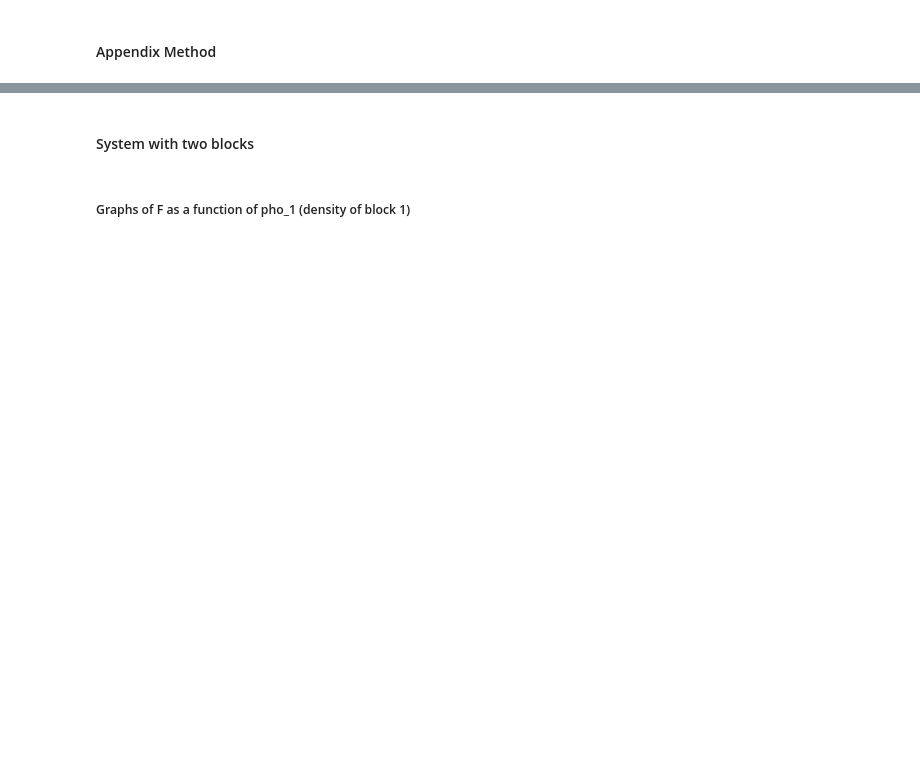
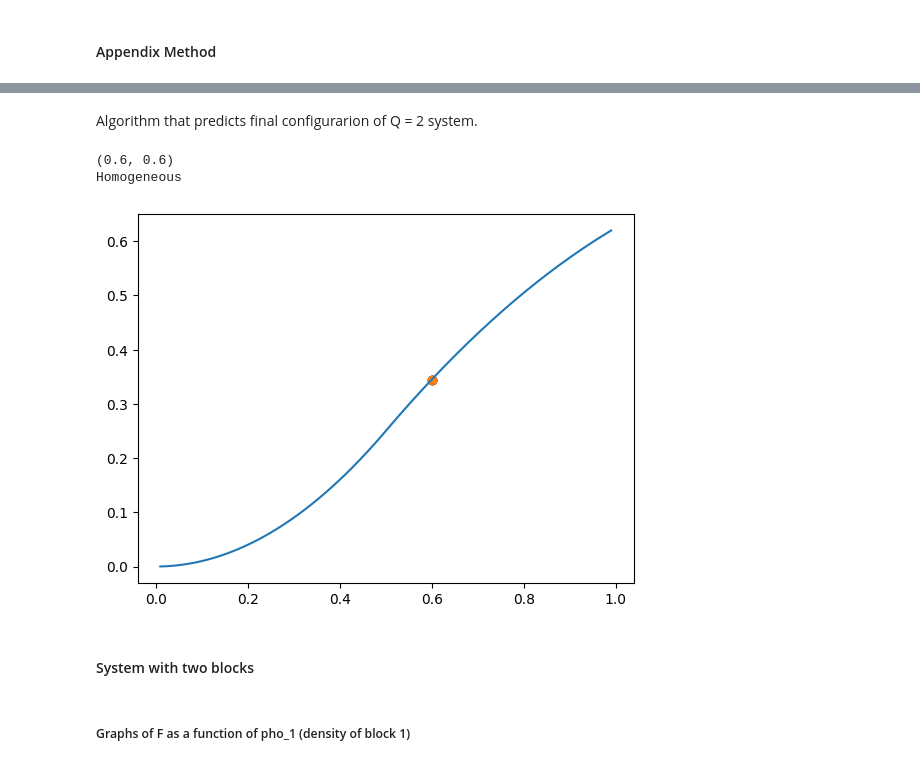
Before and after one commit to AlantheBenign/Critical-mass-model-for-social-dynamic, a Jupyter notebook: Modelo de Schelling/PNAS Analysis.ipynb, the cells around one changed output, grey strips where cells are left out. Drawn from its saved outputs; the diff is of its cells as text; code cells hidden in the pictures; blank space fills up the shorter version.

```diff
--- a/Modelo de Schelling/PNAS Analysis.ipynb
+++ b/Modelo de Schelling/PNAS Analysis.ipynb
@@ -342,3 +156,64 @@ plt.show()
+# %% [markdown]
+Algorithm that predicts final configurarion of Q = 2 system.
+# %%
+epsilon = 0.01
+pho_min = 0 + epsilon
+pho_max = 1 - epsilon
+steps = 198
+phos = np.linspace(pho_min,pho_max,steps,endpoint=True)
+fs = dict()
+for pho in phos:
+    fs[pho] = thermodynamic_potential_F_per_block(pho)
+
+pho_T = 0.6
+visuals = False
+if pho_T <= 0.5:
+    space = np.linspace(pho_T,0,1000, endpoint=False)
+else:
+    space = np.linspace(pho_T,1,1000, endpoint=False)
+
+counter = 0
+maxi = -1
+maxi_phos = (0,0)
+final = "Homogeneous"
+for value in space:
+    pho_a = value
+    pho_b = 2*pho_T - value
+    counter += 1
+
+    if (thermodynamic_potential_F_per_block(pho_a) + thermodynamic_potential_F_per_block(pho_b))/2 > maxi:
+        maxi = (thermodynamic_potential_F_per_block(pho_a) + thermodynamic_potential_F_per_block(pho_b))/2
+        maxi_phos = (pho_a, pho_b)
+
+    if visuals and counter == 20:
+        counter = 0
+        plt.figure()
+        plt.plot(phos,list(fs.values()))
+        plt.plot([pho_a,pho_b],[thermodynamic_potential_F_per_block(pho_a),thermodynamic_potential_F_per_block(pho_b)])
+        plt.scatter(pho_a, thermodynamic_potential_F_per_block(pho_a),color='r')
+        plt.scatter(pho_b, thermodynamic_potential_F_per_block(pho_b),color='r')
+        plt.scatter(pho_T, thermodynamic_potential_F_per_block(pho_T))
+        plt.scatter(pho_T, (thermodynamic_potential_F_per_block(pho_a) + thermodynamic_potential_F_per_block(pho_b))/2)
+        plt.show()
+        time.sleep(0.5)
+        display.clear_output(wait=True)
+
+print(maxi_phos)
+if maxi > thermodynamic_potential_F_per_block(pho_T):
+    final = "Inomogeneous"
+print(final)
+plt.figure()
+plt.plot(phos,list(fs.values()))
+plt.plot([maxi_phos[0],maxi_phos[1]],[thermodynamic_potential_F_per_block(maxi_phos[0]),thermodynamic_potential_F_per_block(maxi_phos[1])])
+plt.scatter(maxi_phos[0], thermodynamic_potential_F_per_block(maxi_phos[0]),color='r')
+plt.scatter(maxi_phos[1], thermodynamic_potential_F_per_block(maxi_phos[1]),color='r')
+plt.scatter(pho_T, thermodynamic_potential_F_per_block(pho_T))
+plt.scatter(pho_T, (thermodynamic_potential_F_per_block(maxi_phos[0]) + thermodynamic_potential_F_per_block(maxi_phos[1]))/2)
+plt.show()
+# %% [output]
+(0.6, 0.6)
+Homogeneous
+[figure, added]
 # %% [markdown]
 #### System with two blocks
 # %% [markdown]
```
Also changed, not shown: parts of 6 cells of this notebook, 1 other file.
